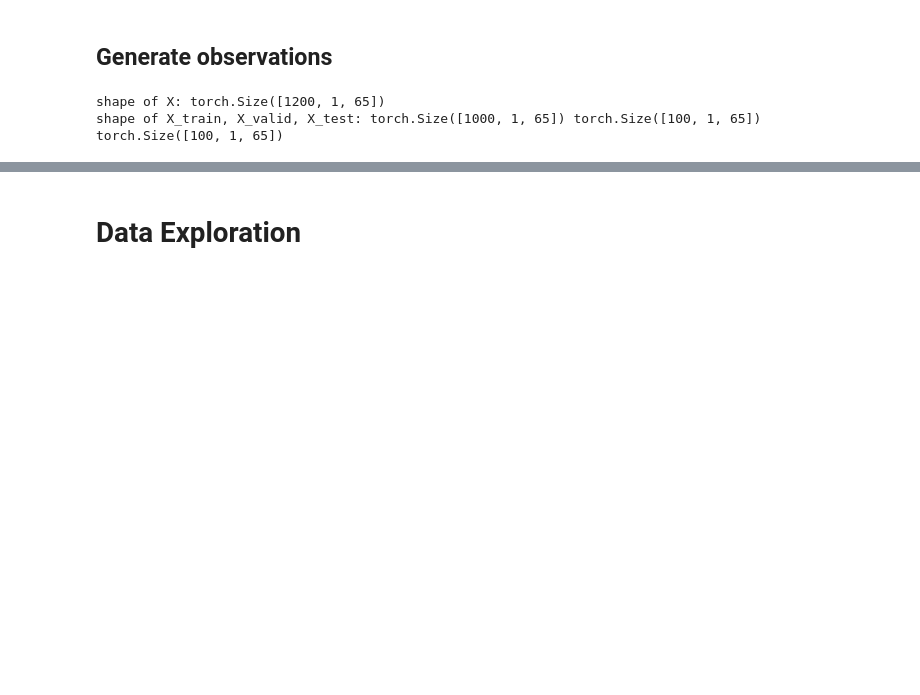
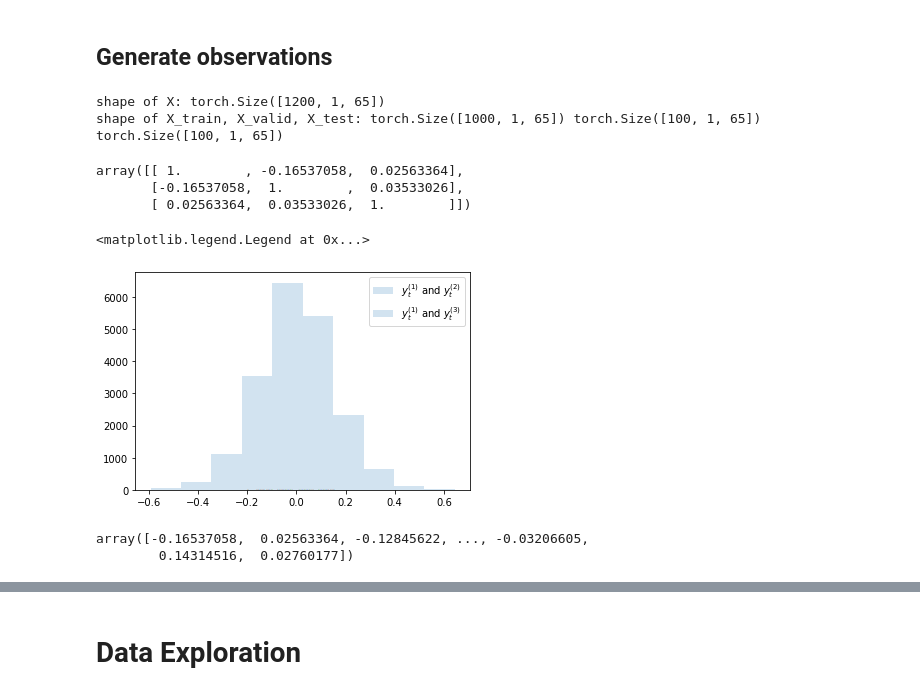
Before and after one commit to tonibofarull/TSAutoencoder, a Jupyter notebook: src/main.ipynb, the cells around one changed output, grey strips where cells are left out. Drawn from its saved outputs; the diff is of its cells as text; code cells hidden in the pictures; blank space fills up the shorter version.

```diff
--- a/src/main.ipynb
+++ b/src/main.ipynb
@@ -69,0 +72,17 @@ shape of X_train, X_valid, X_test: torch.Size([1000, 1, 65]) torch.Size([100, 1,
+# %%
+a[:3,3:]
+# %% [output]
+array([[ 1.        , -0.16537058,  0.02563364],
+       [-0.16537058,  1.        ,  0.03533026],
+       [ 0.02563364,  0.03533026,  1.        ]])
+# %%
+num = 100
+cors12a = scipy.stats.spearmanr(X1[:num,0,:-1], X2[:num,0,:-1], axis=1).correlation
+plt.hist(cors12a[:num,num:], label=r"$y_t^{(1)}$ and $y_t^{(2)}$", alpha=0.2)
+
+r, c = np.triu_indices(cors12a.shape[0],1)
+plt.hist(cors12a[r,c], label=r"$y_t^{(1)}$ and $y_t^{(3)}$", alpha=0.2)
+plt.legend()
+# %% [output]
+<matplotlib.legend.Legend at 0x...>
+[figure, added]
@@ -69,0 +91,5 @@ shape of X_train, X_valid, X_test: torch.Size([1000, 1, 65]) torch.Size([100, 1,
+# %%
+cors12a[r,c]
+# %% [output]
+array([-0.16537058,  0.02563364, -0.12845622, ..., -0.03206605,
+        0.14314516,  0.02760177])
```
Also changed, not shown: parts of 11 cells of this notebook, 5 other files.
